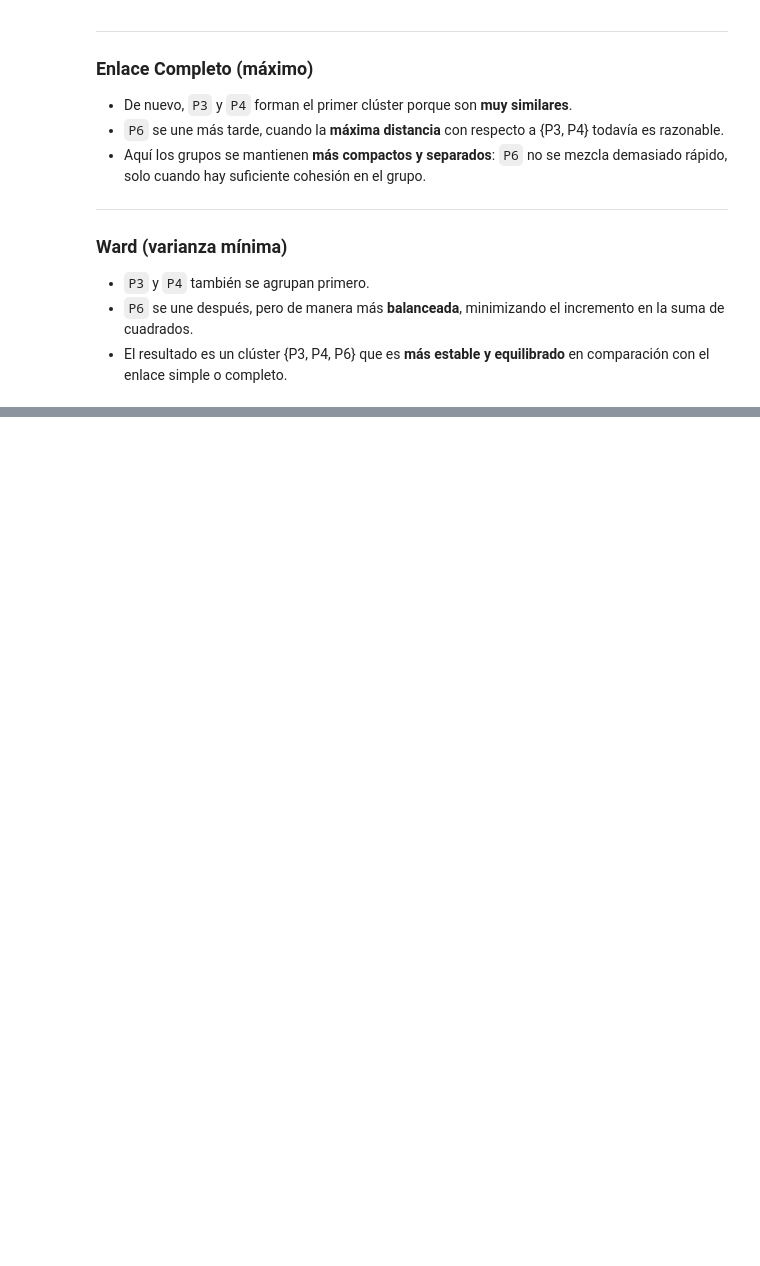
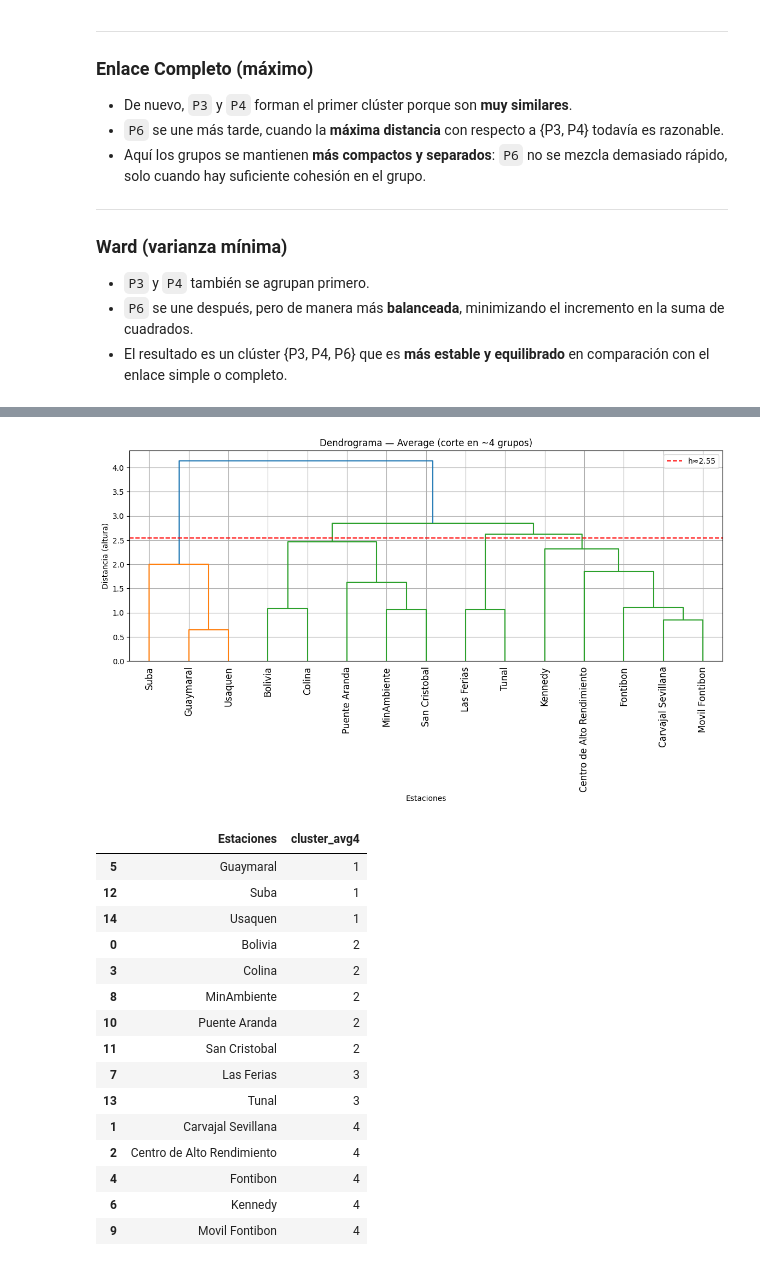
Before and after one commit to AndreSosa21/clustering-jerarquico, a Jupyter notebook: clustering.ipynb, the cells around one changed output, grey strips where cells are left out. Drawn from its saved outputs; the diff is of its cells as text; code cells hidden in the pictures; blank space fills up the shorter version.

```diff
--- a/clustering.ipynb
+++ b/clustering.ipynb
@@ -336,0 +411,41 @@ Veamos cómo se agrupan los puntos `P6`, `P3` y `P4` dependiendo del criterio de
+# %%
+m = "average" #Vamos a tomar el dendograma de 'average' para definir grupos
+Z = Z_dict[m] #Recuperamos la matriz de fusiones jerárquicas
+
+# Asignaciones con k=4
+labels_hc4 = fcluster(Z, t=4, criterion="maxclust")
+
+# Umbral (altura) aproximado que separa en 4 clusters:
+# tomamos el promedio entre las últimas fusiones que llevan de 5->4 y 4->3
+heights = Z[:, 2]
+h_4 = (heights[-4] + heights[-3]) / 2  if len(heights) >= 4 else heights.max()
+
+plt.figure(figsize=(14,5))
+dendrogram(Z, labels=df[label_col].values, leaf_rotation=90)
+plt.axhline(h_4, color="red", linestyle="--", label=f"h≈{h_4:.2f}")
+plt.title("Dendrograma — Average (corte en ~4 grupos)")
+plt.xlabel("Estaciones"); plt.ylabel("Distancia (altura)")
+plt.legend(); plt.show()
+
+# Mostrar grupos
+df_hc4 = df[[label_col]].copy()
+df_hc4["cluster_avg4"] = labels_hc4
+df_hc4.sort_values(["cluster_avg4", label_col])
+# %% [output]
+[figure, added]
+|  | Estaciones | cluster_avg4 |
+| 5 | Guaymaral | 1 |
+| 12 | Suba | 1 |
+| 14 | Usaquen | 1 |
+| 0 | Bolivia | 2 |
+| 3 | Colina | 2 |
+| 8 | MinAmbiente | 2 |
+| 10 | Puente Aranda | 2 |
+| 11 | San Cristobal | 2 |
+| 7 | Las Ferias | 3 |
+| 13 | Tunal | 3 |
+| 1 | Carvajal Sevillana | 4 |
+| 2 | Centro de Alto Rendimiento | 4 |
+| 4 | Fontibon | 4 |
+| 6 | Kennedy | 4 |
+| 9 | Movil Fontibon | 4 |
```
Also changed, not shown: parts of 9 cells of this notebook.
